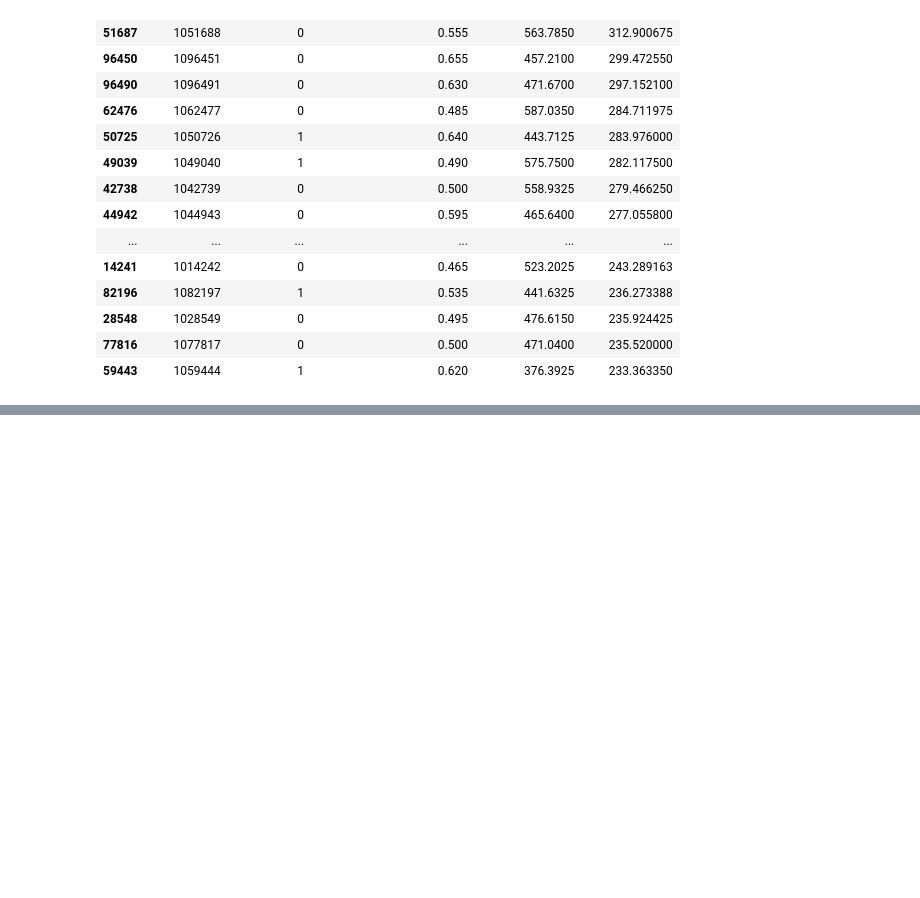
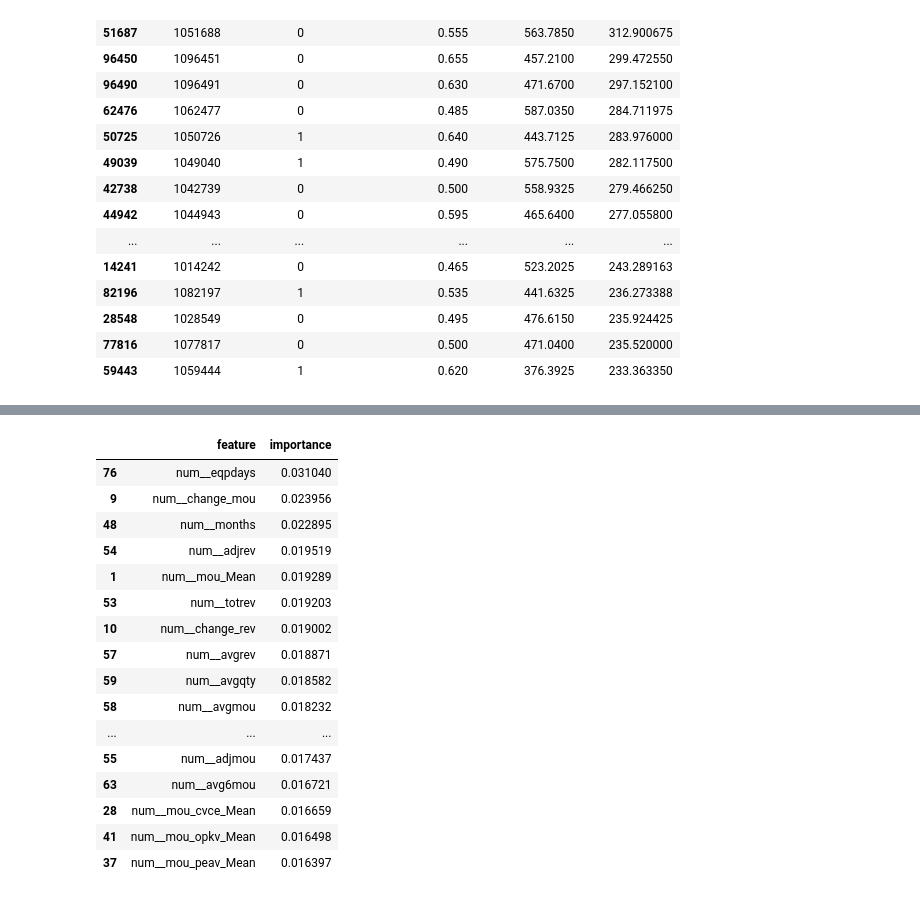
Before and after one commit to joer2040/final, a Jupyter notebook: final.ipynb, the cells around one changed output, grey strips where cells are left out. Cells and saved outputs as stored; diff of their text form; code cells hidden in the pictures; blank space fills up the shorter version.

```diff
--- a/final.ipynb
+++ b/final.ipynb
@@ -471,0 +514,14 @@ scoring_df[[
+# %%
+# Get fitted Random Forest model from pipeline
+rf_classifier = rf_model.named_steps["classifier"]
+
+# Get transformed feature names from preprocessing step
+feature_names = rf_model.named_steps["preprocessor"].get_feature_names_out()
+
+# Build feature importance table
+feature_importance = pd.DataFrame({
+    "feature": feature_names,
+    "importance": rf_classifier.feature_importances_
+}).sort_values("importance", ascending=False)
+
+feature_importance.head(20)
@@ -471,0 +551,20 @@ scoring_df[[
+# %%
+feature_importance.head(20)
+# %% [output]
+|  | feature | importance |
+| 76 | num__eqpdays | 0.031040 |
+| 9 | num__change_mou | 0.023956 |
+| 48 | num__months | 0.022895 |
+| 54 | num__adjrev | 0.019519 |
+| 1 | num__mou_Mean | 0.019289 |
+| 53 | num__totrev | 0.019203 |
+| 10 | num__change_rev | 0.019002 |
+| 57 | num__avgrev | 0.018871 |
+| 59 | num__avgqty | 0.018582 |
+| 58 | num__avgmou | 0.018232 |
+| ... | ... | ... |
+| 55 | num__adjmou | 0.017437 |
+| 63 | num__avg6mou | 0.016721 |
+| 28 | num__mou_cvce_Mean | 0.016659 |
+| 41 | num__mou_opkv_Mean | 0.016498 |
+| 37 | num__mou_peav_Mean | 0.016397 |
```
Also changed, not shown: parts of 8 cells of this notebook.
